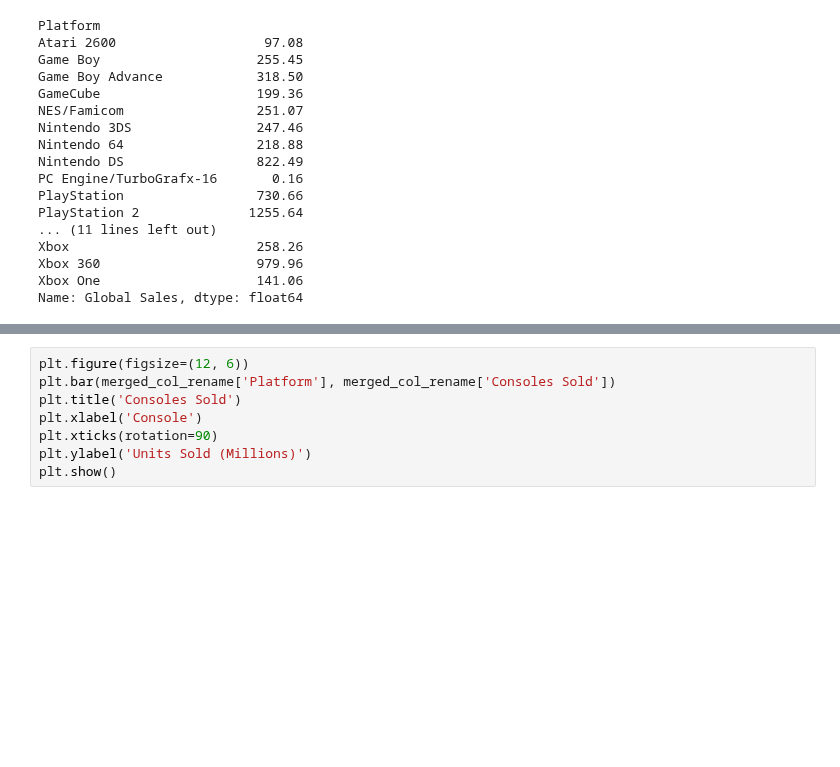
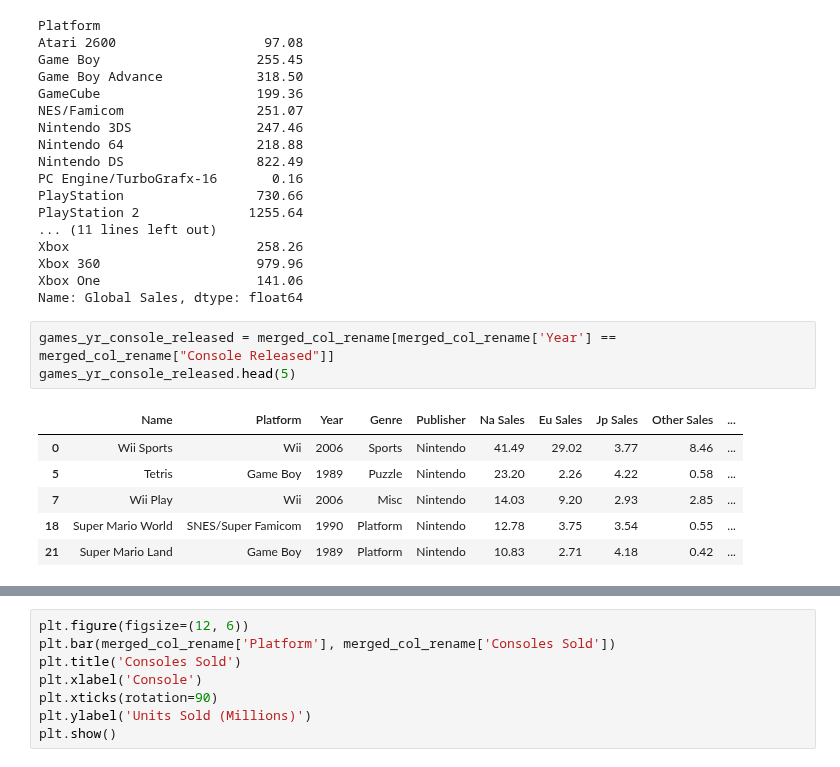
Before and after one commit to V-Pool/vg_sales, a Jupyter notebook: sales.ipynb, the cells around one changed output, grey strips where cells are left out. Cells and saved outputs as stored; diff of their text form; blank space fills up the shorter version.

```diff
--- a/sales.ipynb
+++ b/sales.ipynb
@@ -396,3 +317,13 @@ Xbox                        258.26
 Xbox 360                    979.96
 Xbox One                    141.06
 Name: Global Sales, dtype: float64
+# %%
+games_yr_console_released = merged_col_rename[merged_col_rename['Year'] == merged_col_rename["Console Released"]]
+games_yr_console_released.head(5)
+# %% [output]
+|  | Name | Platform | Year | Genre | Publisher | Na Sales | Eu Sales | Jp Sales | Other Sales | ... |
+| 0 | Wii Sports | Wii | 2006 | Sports | Nintendo | 41.49 | 29.02 | 3.77 | 8.46 | ... |
+| 5 | Tetris | Game Boy | 1989 | Puzzle | Nintendo | 23.20 | 2.26 | 4.22 | 0.58 | ... |
+| 7 | Wii Play | Wii | 2006 | Misc | Nintendo | 14.03 | 9.20 | 2.93 | 2.85 | ... |
+| 18 | Super Mario World | SNES/Super Famicom | 1990 | Platform | Nintendo | 12.78 | 3.75 | 3.54 | 0.55 | ... |
+| 21 | Super Mario Land | Game Boy | 1989 | Platform | Nintendo | 10.83 | 2.71 | 4.18 | 0.42 | ... |
```
Also changed, not shown: parts of 22 cells of this notebook.
